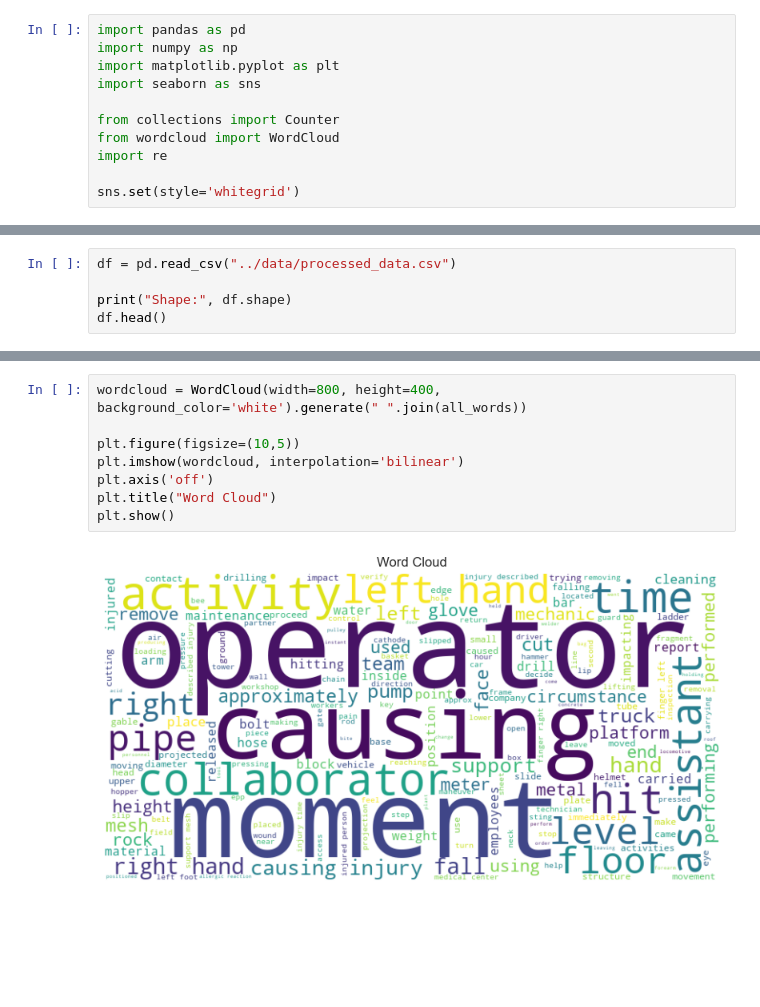
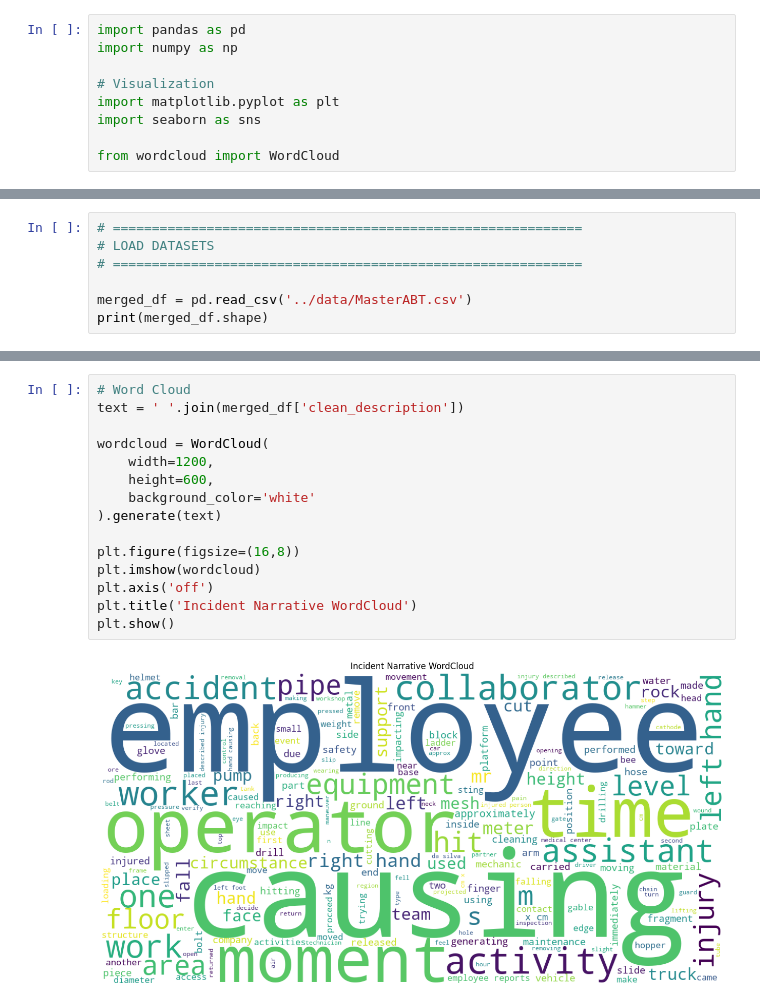
Before and after one commit to malaynilabh/Industrial_Safety_Severity_Prediction, a Jupyter notebook: notebooks/eda.ipynb, the cells around one changed output, grey strips where cells are left out. Cells and saved outputs as stored; diff of their text form; blank space fills up the shorter version.

Commit message:
Final Code For Data Prep, EDA and RQ Modeling

```diff
--- a/notebooks/eda.ipynb
+++ b/notebooks/eda.ipynb
@@ -3,11 +1,9 @@
 # %%
 import pandas as pd
 import numpy as np
+
+# Visualization
 import matplotlib.pyplot as plt
 import seaborn as sns
 
-from collections import Counter
 from wordcloud import WordCloud
-import re
-
-sns.set(style='whitegrid')
@@ -16,6 +10,8 @@ sns.set(style='whitegrid')
 # %%
-df = pd.read_csv("../data/processed_data.csv")
+# ============================================================
+# LOAD DATASETS
+# ============================================================
 
-print("Shape:", df.shape)
-df.head()
+merged_df = pd.read_csv('../data/MasterABT.csv')
+print(merged_df.shape)
 # %% [output]
@@ -245,10 +67,17 @@ plt.show()
 # %%
-wordcloud = WordCloud(width=800, height=400, background_color='white').generate(" ".join(all_words))
+# Word Cloud
+text = ' '.join(merged_df['clean_description'])
 
-plt.figure(figsize=(10,5))
-plt.imshow(wordcloud, interpolation='bilinear')
+wordcloud = WordCloud(
+    width=1200,
+    height=600,
+    background_color='white'
+).generate(text)
+
+plt.figure(figsize=(16,8))
+plt.imshow(wordcloud)
 plt.axis('off')
-plt.title("Word Cloud")
+plt.title('Incident Narrative WordCloud')
 plt.show()
 # %% [output]
-[figure, old version]
+[figure, new version]
```
Also changed, not shown: parts of 24 cells of this notebook, 2 other files.
